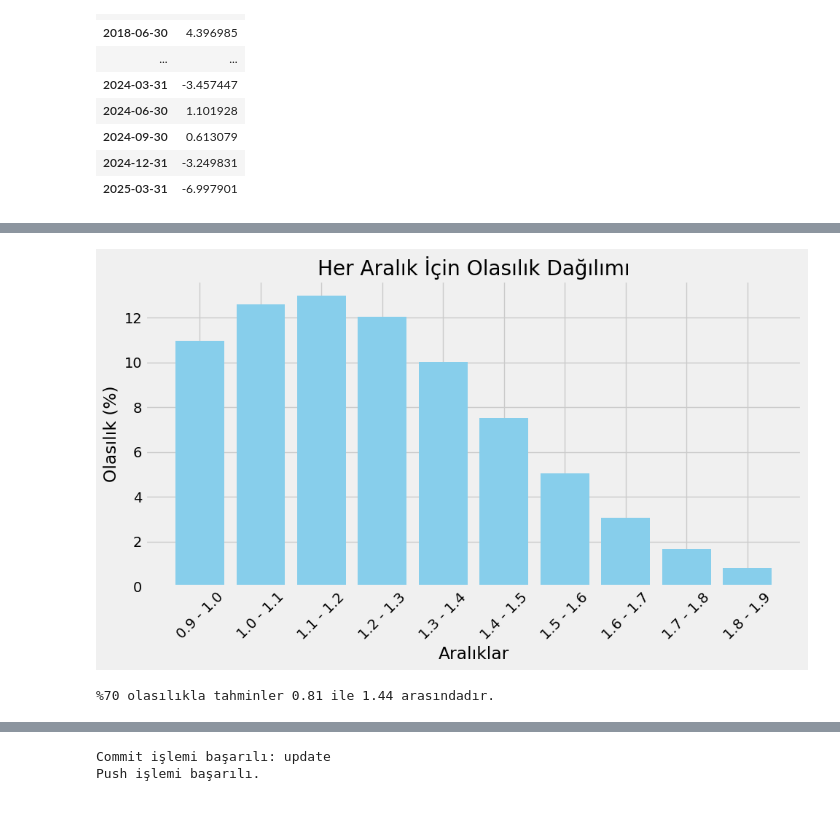
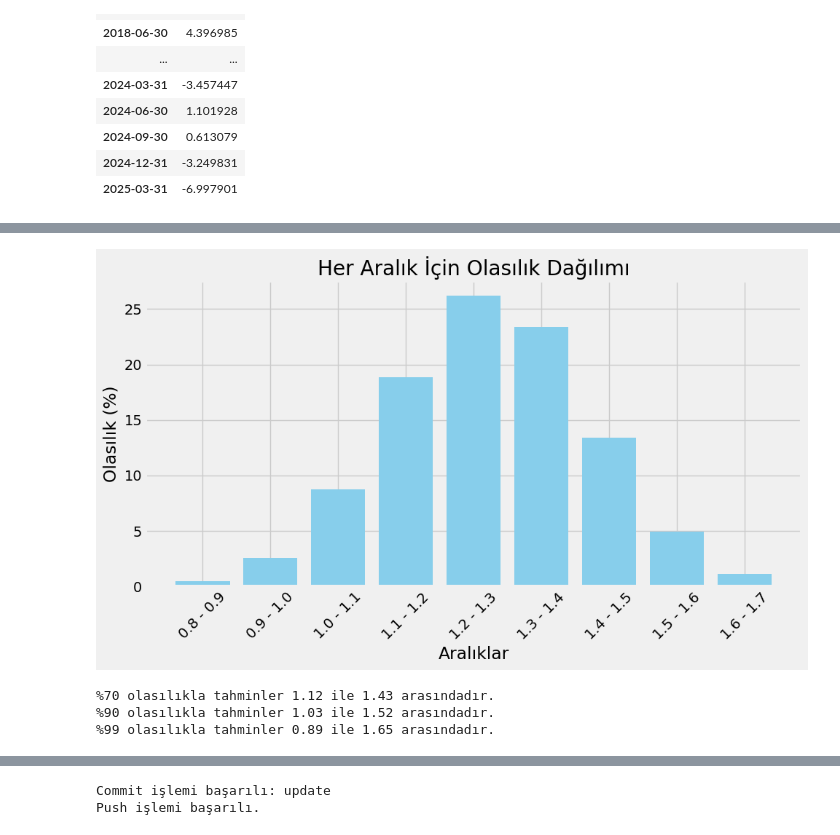
Before and after one commit to kaboya19/BuyumeTahmin, a Jupyter notebook: BuyumeTahmin.ipynb, the cells around one changed output, grey strips where cells are left out. Saved outputs shown, nothing was run; the diff lists cells and outputs as text; code cells hidden in the pictures.

```diff
--- a/BuyumeTahmin.ipynb
+++ b/BuyumeTahmin.ipynb
@@ -1393,32 +1170,0 @@ study.best_params
-# %%
-selected_features=["KKO","İşsizlik","Kart","M3","Mevduat Faiz 3Ay","Sanayi","Tüketici Güven","ÜFE","USD/TL"]
-X=scaled_data[selected_features]
-y=scaled_data["Büyüme"]
-X=np.array(X)
-y=np.array(y).reshape(-1,1)
-X=pd.DataFrame(X,columns=selected_features)
-y=pd.DataFrame(y,columns=["Büyüme"])
-X_train,X_test=X.iloc[:-10,:],X.iloc[-10:,:]
-y_train,y_test=y[:-10],y[-10:]
-X_train,X_val,y_train,y_val=train_test_split(X_train,y_train,test_size=0.1,random_state=42)
-for i in range(20):
-    keras.utils.set_random_seed(i)
-    early_stopping = EarlyStopping(monitor='val_loss', patience=0, restore_best_weights=True)
-    model = Sequential()
-    model.add(Dense(units=111,activation='selu',input_dim=(X_train.shape[1]),kernel_regularizer=l2(0.16586327140504092)))
-    model.add(Dense(units=111,activation='selu',input_dim=(X_train.shape[1]),kernel_regularizer=l2(0.16586327140504092)))
-    model.add(Dense(units=111,activation='selu',input_dim=(X_train.shape[1]),kernel_regularizer=l2(0.16586327140504092)))
-    model.add(Dense(units=1))
-    optimizer = tf.keras.optimizers.Adam(learning_rate=0.004411704049285289)
-    model.compile(optimizer=optimizer, loss='mse', metrics=['mean_squared_error'])
-    history=model.fit(X_train, y_train, epochs=1000, batch_size=31,callbacks=[early_stopping],verbose=0,validation_data=(X_val,y_val))
-    y_pred = model.predict(X_test)
-    pred=scaler.inverse_transform(model.predict(np.array(X_test)))
-    pred=pd.DataFrame(pred)
-    pred.columns=["Büyüme"]
-    pred=pred.set_index(pd.date_range(start="2022-09-30",periods=len(pred),freq="Q"))
-    tahminler3=pd.DataFrame()
-    tahminler3["Büyüme"]=data["Büyüme"].iloc[-10:]
-    tahminler3["Tahmin"]=pred["Büyüme"]
-    tahminler.append(pred.iloc[-1,0])
-    hata.append(mean_squared_error(tahminler3["Büyüme"].iloc[:-1],tahminler3["Tahmin"].iloc[:-1]))
@@ -1486,5 +1195,3 @@ predictions
-# %%
-predictions=predictions[predictions["Hata"]<0.5]
 # %%
 import numpy as np
 import scipy.stats as stats
@@ -1497,45 +1204,45 @@ ortalama = np.mean(tahmin_degerleri)
 standart_sapma = np.std(tahmin_degerleri)
 
 # 1.7'den başlayıp her 0.1'lik aralık için olasılık hesaplama
-baslangic = 0.9
-bitis =  2
+baslangic = 0.8
+bitis =  1.8
 
 # 0.1'lik adımlarla aralıkları hesaplama
 araliklar = np.arange(baslangic, bitis, 0.1)
 olasliklar = []
 
 for i in range(len(araliklar) - 1):
     alt = araliklar[i]
     ust = araliklar[i + 1]
     # Aralık için olasılığı hesapla
     olasilik = stats.norm.cdf(ust, loc=ortalama, scale=standart_sapma) - stats.norm.cdf(alt, loc=ortalama, scale=standart_sapma)
     olasliklar.append((alt, ust, olasilik))
 
 # Bar grafik için verileri hazırlama
 araliklar_labels = [f"{alt:.1f} - {ust:.1f}" for alt, ust, _ in olasliklar]
 olasliklar_degerleri = [olasilik * 100 for _, _, olasilik in olasliklar]  # Olasılığı yüzdeye dönüştür
 
 # Bar grafik oluşturma
 plt.figure(figsize=(10, 6))
 plt.bar(araliklar_labels, olasliklar_degerleri, color='skyblue')
 
 # Başlık ve etiketler
 plt.title('Her Aralık İçin Olasılık Dağılımı')
 plt.xlabel('Aralıklar')
 plt.ylabel('Olasılık (%)')
 plt.xticks(rotation=45)  # Etiketlerin daha okunabilir olması için döndürme
 
 # Grafiği gösterme
 plt.tight_layout()
 plt.show()
 # %% [output]
-[figure, old version]
+[figure, new version]
 # %%
 tahmin_degerleri=predictions["Tahmin"]
 ortalama = np.sum(predictions["Tahmin"]*predictions["Ağırlık"])/(np.sum(predictions["Ağırlık"]))
 standart_sapma = np.std(tahmin_degerleri)
 
-for esik in [0.85]:
+for esik in [0.85,0.95,0.995]:
     z = stats.norm.ppf(esik)
     if esik==0.995:
         guven=99
@@ -1552,4 +1259,6 @@ for esik in [0.85]:
 
     print(f"%{guven} olasılıkla tahminler {alt_limit:.2f} ile {ust_limit:.2f} arasındadır.")
 # %% [output]
-%70 olasılıkla tahminler 0.81 ile 1.44 arasındadır.
+%70 olasılıkla tahminler 1.12 ile 1.43 arasındadır.
+%90 olasılıkla tahminler 1.03 ile 1.52 arasındadır.
+%99 olasılıkla tahminler 0.89 ile 1.65 arasındadır.
```
Also changed, not shown: parts of 50 cells of this notebook, 7 other files.
